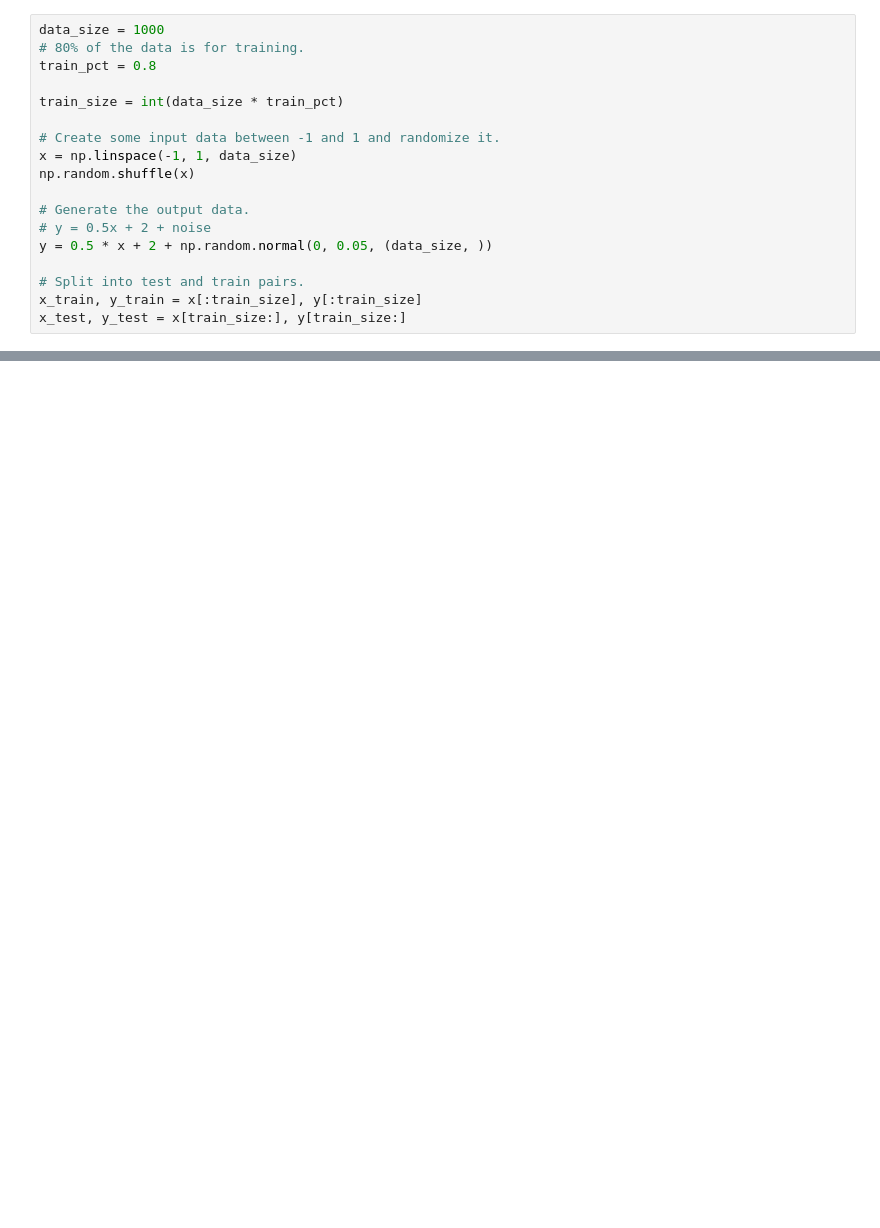
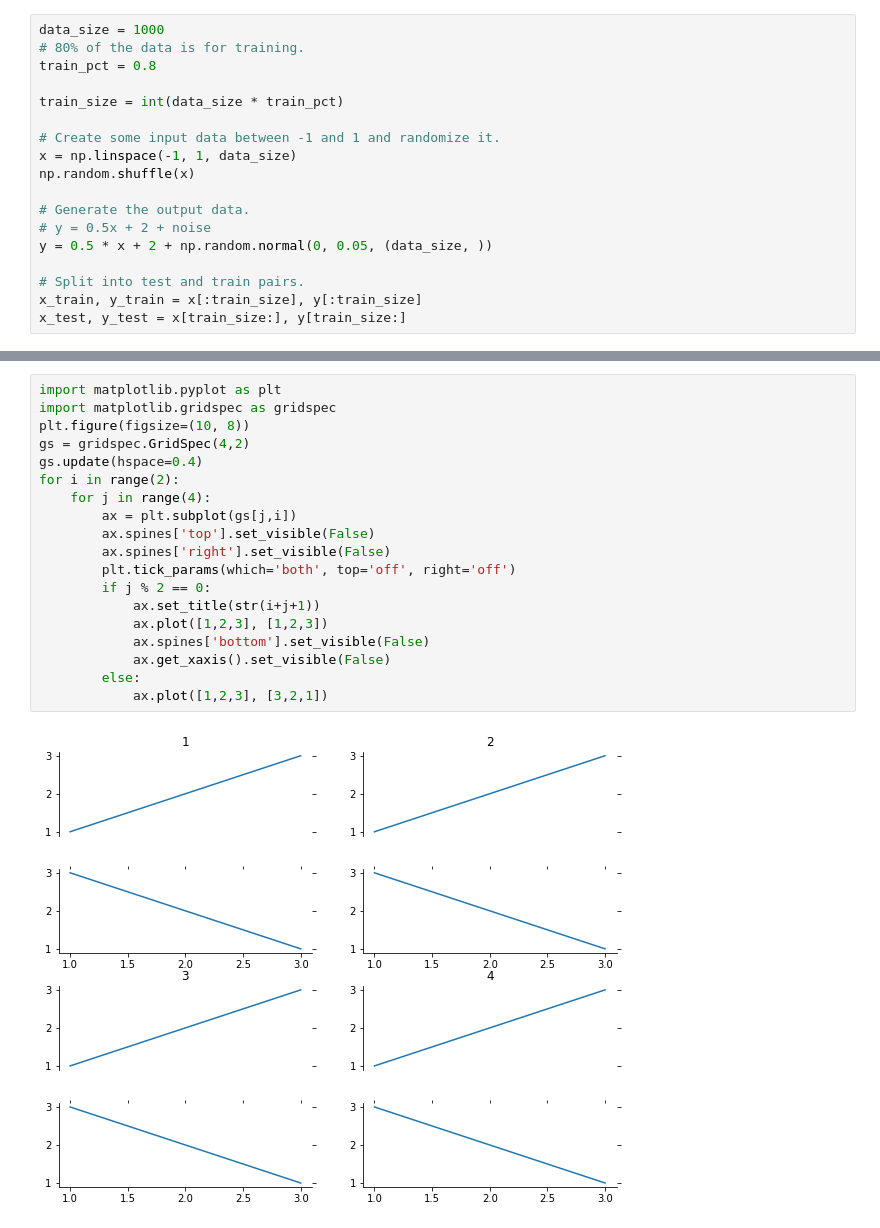
Before and after one commit to atlantis13/notepad, a Jupyter notebook: Untitled-1.ipynb, the cells around one changed output, grey strips where cells are left out. Cells and saved outputs as stored; diff of their text form; blank space fills up the shorter version.

```diff
--- a/Untitled-1.ipynb
+++ b/Untitled-1.ipynb
@@ -69,0 +62,21 @@ Reusing TensorBoard on port 6006 (pid 25124), started 1:29:46 ago. (Use '!kill 2
+# %%
+import matplotlib.pyplot as plt
+import matplotlib.gridspec as gridspec
+plt.figure(figsize=(10, 8))
+gs = gridspec.GridSpec(4,2)
+gs.update(hspace=0.4)
+for i in range(2):
+    for j in range(4):
+        ax = plt.subplot(gs[j,i])
+        ax.spines['top'].set_visible(False)
+        ax.spines['right'].set_visible(False)
+        plt.tick_params(which='both', top='off', right='off')
+        if j % 2 == 0:
+            ax.set_title(str(i+j+1))
+            ax.plot([1,2,3], [1,2,3])
+            ax.spines['bottom'].set_visible(False)
+            ax.get_xaxis().set_visible(False)
+        else:
+            ax.plot([1,2,3], [3,2,1])
+# %% [output]
+[figure, added]
```
Also changed, not shown: parts of 7 cells of this notebook, 2 other files.
